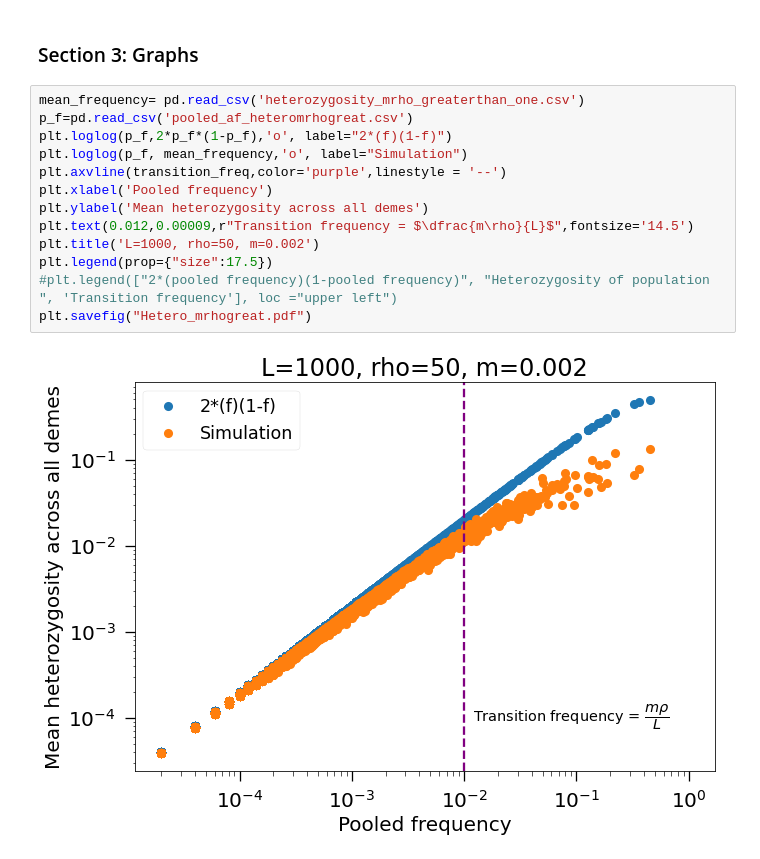
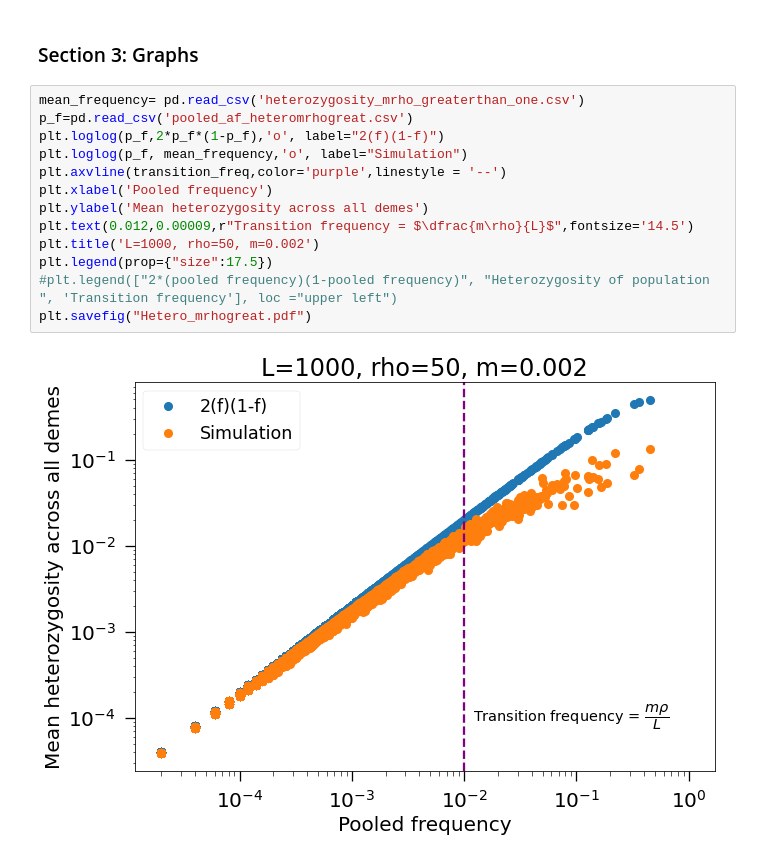
Before and after one commit to weissmanlab/Genetic_Diversity_Space, a Jupyter notebook: Heterozygosity_Mrhogreat/Heterozygosity_Mrhogreat.ipynb, the cells around one changed output. Drawn from its saved outputs; the diff is of its cells as text.

```diff
--- a/Heterozygosity_Mrhogreat/Heterozygosity_Mrhogreat.ipynb
+++ b/Heterozygosity_Mrhogreat/Heterozygosity_Mrhogreat.ipynb
@@ -224,15 +224,15 @@ np.savetxt('pooled_af_heteromrhogreat.csv', pooled_f, delimiter=',')
 # %%
 mean_frequency= pd.read_csv('heterozygosity_mrho_greaterthan_one.csv')
 p_f=pd.read_csv('pooled_af_heteromrhogreat.csv')
-plt.loglog(p_f,2*p_f*(1-p_f),'o', label="2*(f)(1-f)")
+plt.loglog(p_f,2*p_f*(1-p_f),'o', label="2(f)(1-f)")
 plt.loglog(p_f, mean_frequency,'o', label="Simulation")
 plt.axvline(transition_freq,color='purple',linestyle = '--')
 plt.xlabel('Pooled frequency')
 plt.ylabel('Mean heterozygosity across all demes')
 plt.text(0.012,0.00009,r"Transition frequency = $\dfrac{m\rho}{L}$",fontsize='14.5')
 plt.title('L=1000, rho=50, m=0.002')
 plt.legend(prop={"size":17.5})
 #plt.legend(["2*(pooled frequency)(1-pooled frequency)", "Heterozygosity of population ", 'Transition frequency'], loc ="upper left")
 plt.savefig("Hetero_mrhogreat.pdf")
 # %% [output]
-[figure, old version]
+[figure, new version]
```
